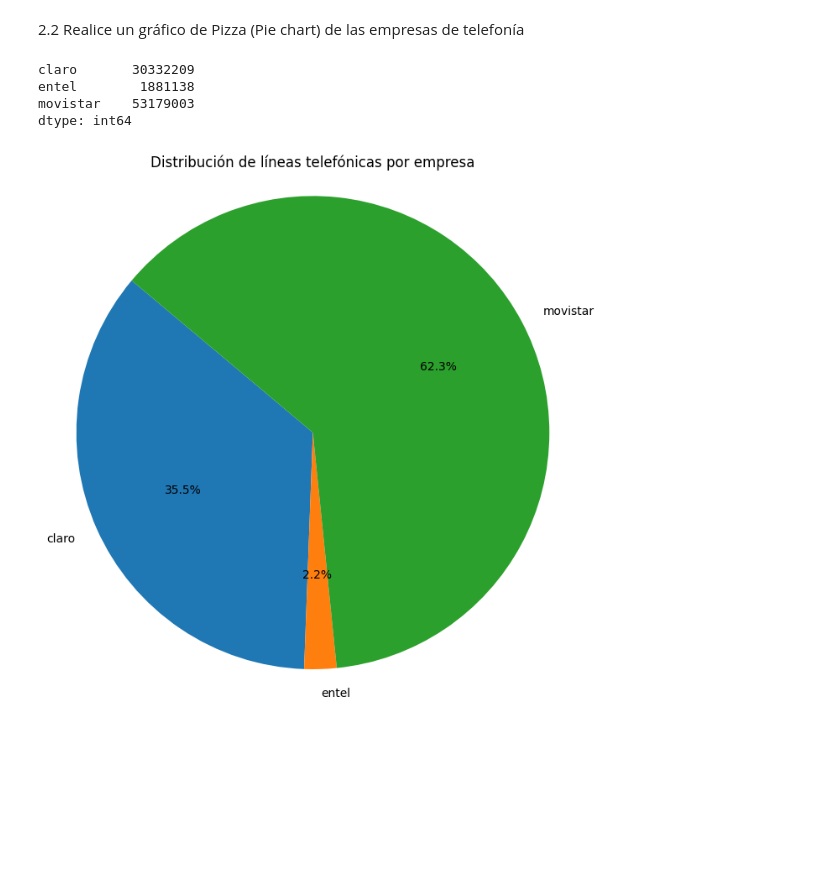
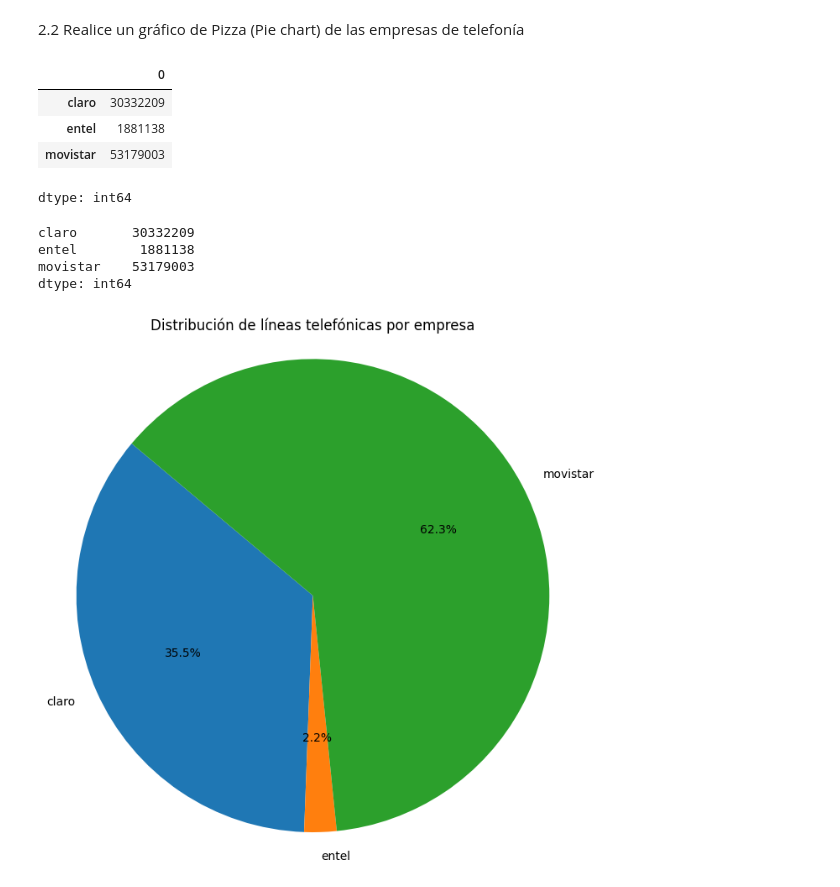
Before and after one commit to esanruben/programa-python-utec, a Jupyter notebook: Sesión_1_[Student_View].ipynb, the cells around one changed output. Cells and saved outputs as stored; diff of their text form; code cells hidden in the pictures; blank space fills up the shorter version.

```diff
--- a/Sesión_1_[Student_View].ipynb
+++ b/Sesión_1_[Student_View].ipynb
@@ -207,2 +303,15 @@ print("Promedio anual de líneas telefónicas de Movistar:", promedio_movistar)
 # %% [markdown]
 2.2 Realice un gráfico de Pizza (Pie chart) de las empresas de telefonía
+# %%
+import matplotlib.pyplot as plt  # importa matloplib
+
+# Seleccionar las columnas relevantes
+datos_empresas = df[['claro', 'entel', 'movistar']]   #  solo toma estas empresas
+# %%
+datos_empresas.sum()
+# %% [output]
+|  | 0 |
+| claro | 30332209 |
+| entel | 1881138 |
+| movistar | 53179003 |
+dtype: int64
```
Also changed, not shown: parts of 16 cells of this notebook.
